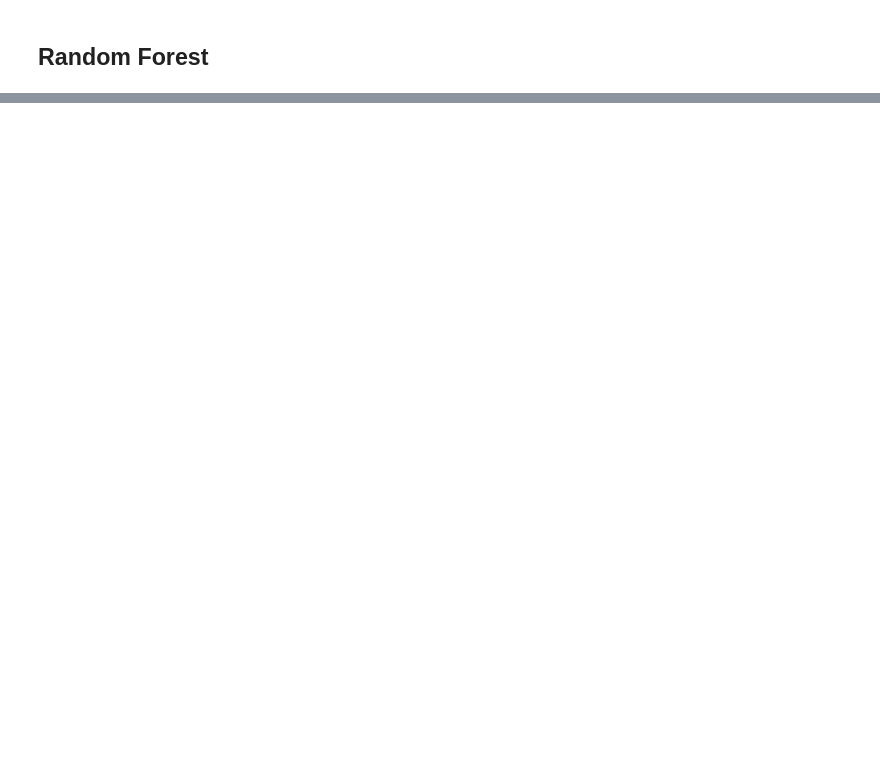
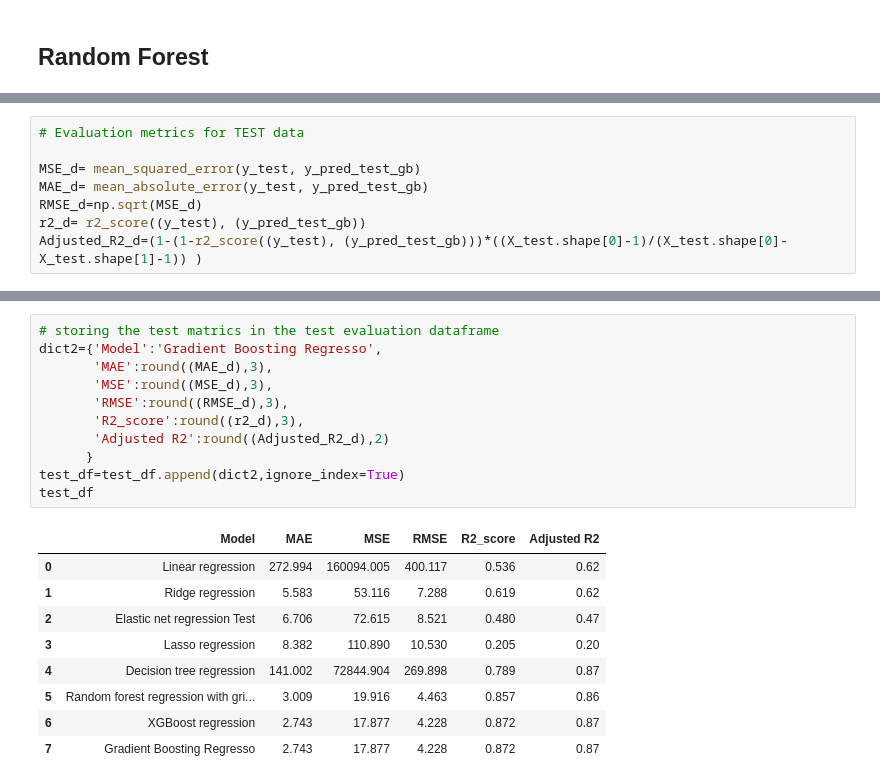
Before and after one commit to sainirajesh17/Seoul-Bike-Sharing-Demand-Prediction, a Jupyter notebook: Bike_Sharing_Demand_Prediction_using_ML_Capstone_Project_II.ipynb, the cells around one changed output, grey strips where cells are left out. Saved outputs shown, nothing was run; the diff lists cells and outputs as text; blank space fills up the shorter version.

```diff
--- a/Bike_Sharing_Demand_Prediction_using_ML_Capstone_Project_II.ipynb
+++ b/Bike_Sharing_Demand_Prediction_using_ML_Capstone_Project_II.ipynb
@@ -767,0 +1399,8 @@ rf_random.best_params_
+# %%
+# Evaluation metrics for TEST data
+
+MSE_d= mean_squared_error(y_test, y_pred_test_gb)
+MAE_d= mean_absolute_error(y_test, y_pred_test_gb)
+RMSE_d=np.sqrt(MSE_d)
+r2_d= r2_score((y_test), (y_pred_test_gb))
+Adjusted_R2_d=(1-(1-r2_score((y_test), (y_pred_test_gb)))*((X_test.shape[0]-1)/(X_test.shape[0]-X_test.shape[1]-1)) )
@@ -767,0 +1419,21 @@ rf_random.best_params_
+# %%
+# storing the test matrics in the test evaluation dataframe
+dict2={'Model':'Gradient Boosting Regresso',
+       'MAE':round((MAE_d),3),
+       'MSE':round((MSE_d),3),
+       'RMSE':round((RMSE_d),3),
+       'R2_score':round((r2_d),3),
+       'Adjusted R2':round((Adjusted_R2_d),2)
+      }
+test_df=test_df.append(dict2,ignore_index=True)
+test_df
+# %% [output]
+|  | Model | MAE | MSE | RMSE | R2_score | Adjusted R2 |
+| 0 | Linear regression | 272.994 | 160094.005 | 400.117 | 0.536 | 0.62 |
+| 1 | Ridge regression | 5.583 | 53.116 | 7.288 | 0.619 | 0.62 |
+| 2 | Elastic net regression Test | 6.706 | 72.615 | 8.521 | 0.480 | 0.47 |
+| 3 | Lasso regression | 8.382 | 110.890 | 10.530 | 0.205 | 0.20 |
+| 4 | Decision tree regression | 141.002 | 72844.904 | 269.898 | 0.789 | 0.87 |
+| 5 | Random forest regression with gri... | 3.009 | 19.916 | 4.463 | 0.857 | 0.86 |
+| 6 | XGBoost regression | 2.743 | 17.877 | 4.228 | 0.872 | 0.87 |
+| 7 | Gradient Boosting Regresso | 2.743 | 17.877 | 4.228 | 0.872 | 0.87 |
```
Also changed, not shown: parts of 143 cells of this notebook.
